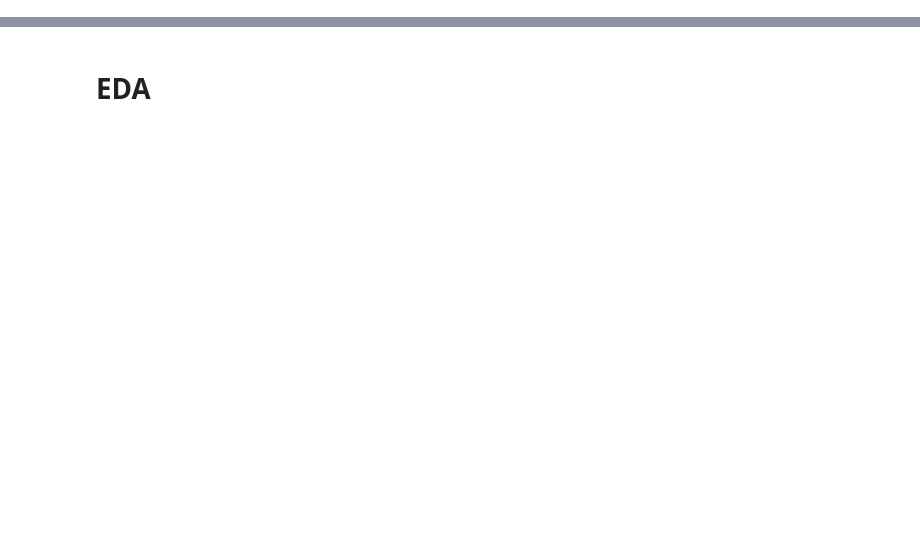
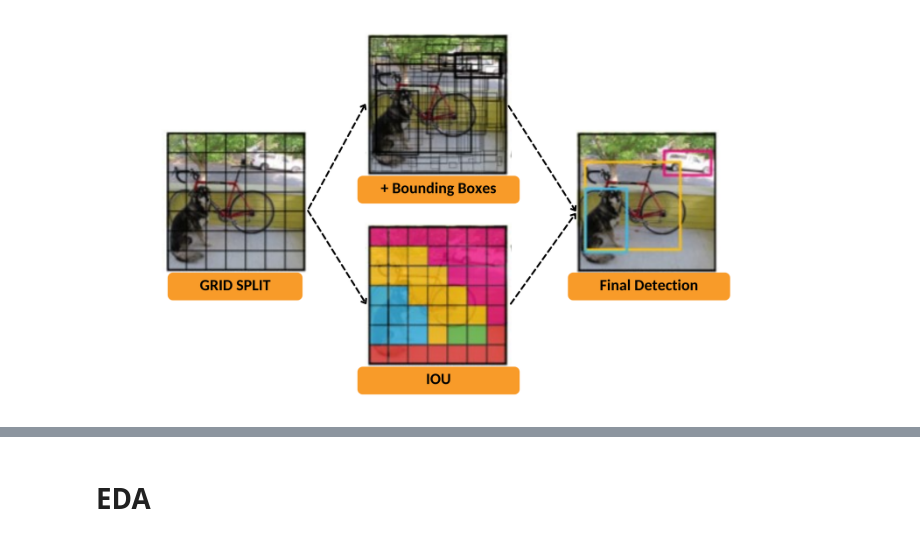
Before and after one commit to adityaeka26/darknet, a Jupyter notebook: parking.ipynb, the cells around one changed output, grey strips where cells are left out. Drawn from its saved outputs; the diff is of its cells as text; code cells hidden in the pictures; blank space fills up the shorter version.

```diff
--- a/parking.ipynb
+++ b/parking.ipynb
@@ -0,0 +13,4 @@
+# %%
+Image(filename="yolo.png", width=700)
+# %% [output]
+[figure, added]
```
Also changed, not shown: parts of 24 cells of this notebook, 4 other files.
